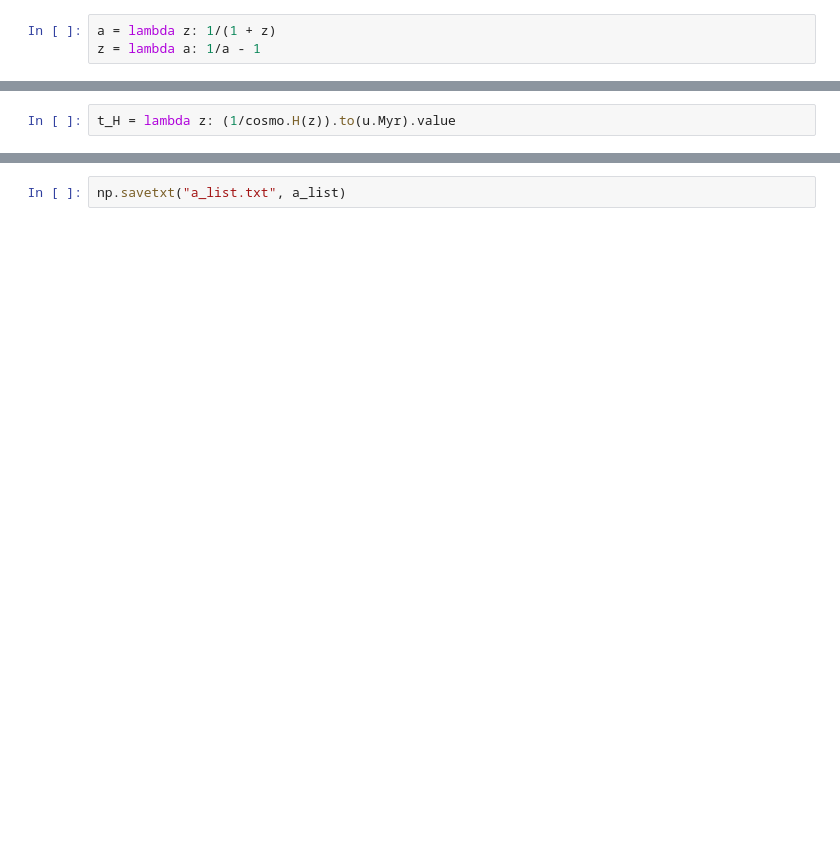
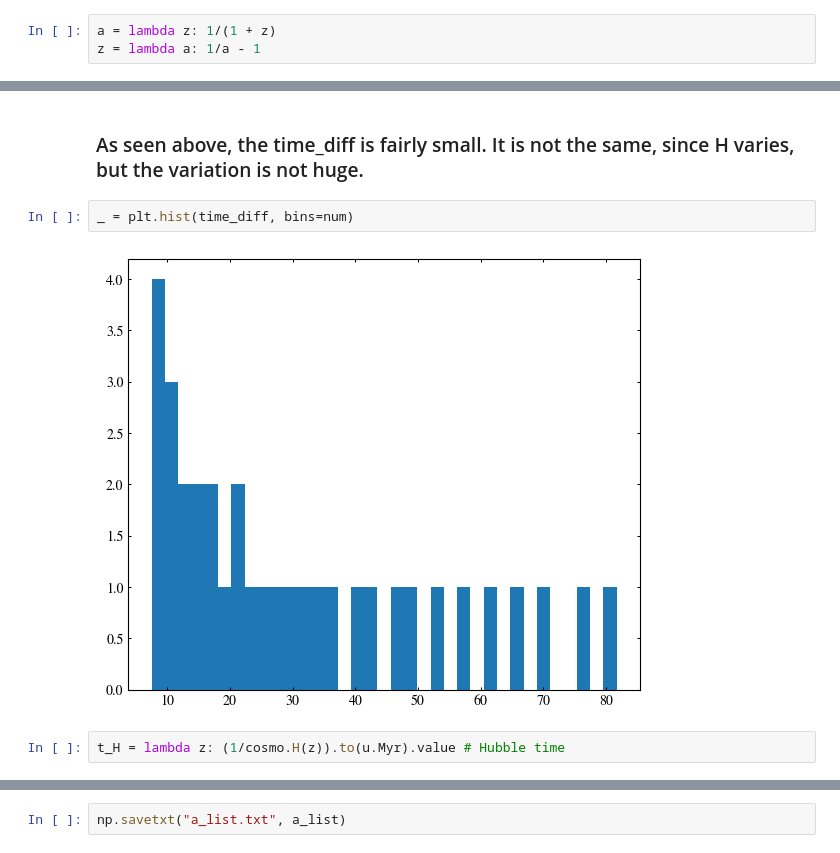
Before and after one commit to s-balu/halo_cat_cadence, a Jupyter notebook: main.ipynb, the cells around one changed output, grey strips where cells are left out. Saved outputs shown, nothing was run; the diff lists cells and outputs as text; blank space fills up the shorter version.

```diff
--- a/main.ipynb
+++ b/main.ipynb
@@ -53,2 +70,8 @@ timestep.min(), timestep.max()
+# %% [markdown]
+### As seen above, the time_diff is fairly small. It is not the same, since H varies, but the variation is not huge.
+# %%
+_ = plt.hist(time_diff, bins=num)
+# %% [output]
+[figure, added]
 # %%
-t_H = lambda z: (1/cosmo.H(z)).to(u.Myr).value
+t_H = lambda z: (1/cosmo.H(z)).to(u.Myr).value # Hubble time
```
Also changed, not shown: parts of 27 cells of this notebook, 4 other files.
